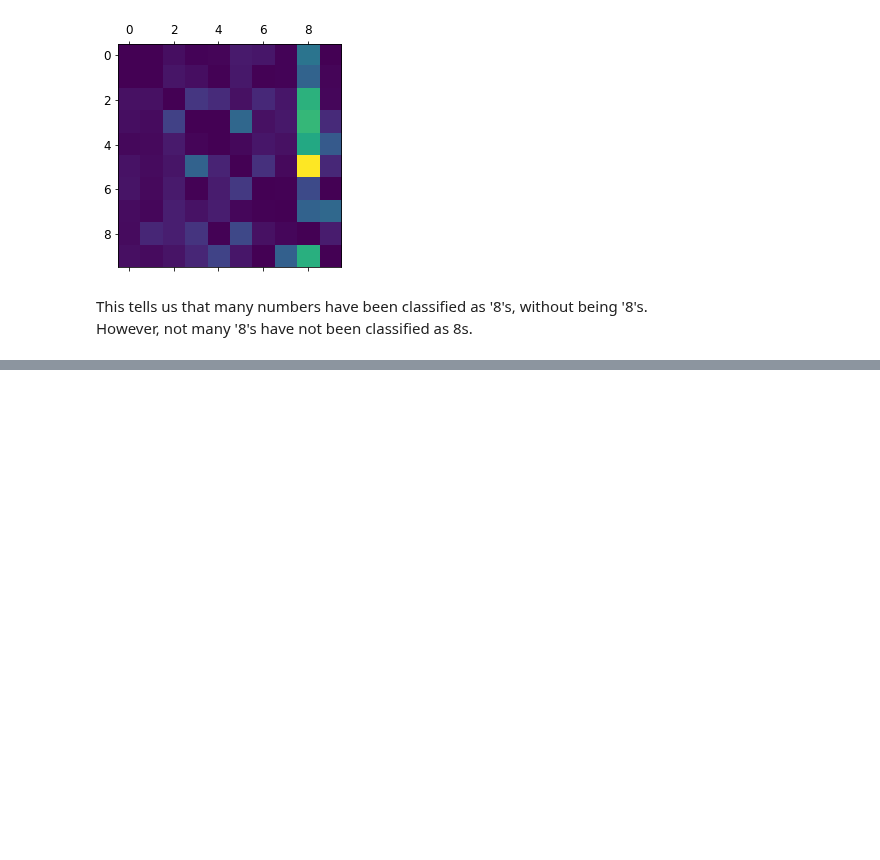
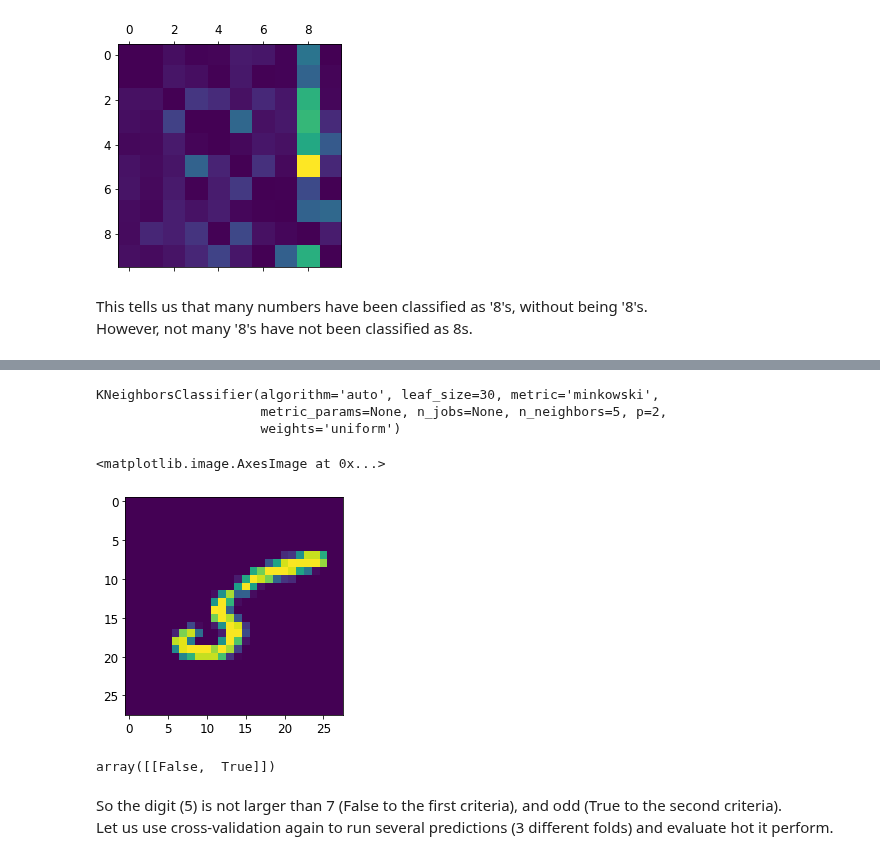
Before and after one commit to dtrad/geoml_course, a Jupyter notebook: Practice9-Classification.ipynb, the cells around one changed output, grey strips where cells are left out. Drawn from its saved outputs; the diff is of its cells as text; code cells hidden in the pictures; blank space fills up the shorter version.

```diff
--- a/Practice9-Classification.ipynb
+++ b/Practice9-Classification.ipynb
@@ -456,0 +465,25 @@ However, not many '8's have not been classified as 8s.
+# %%
+from sklearn.neighbors import KNeighborsClassifier
+
+y_train_large = (y_train >= 7)
+y_train_odd = (y_train % 2 == 1)
+y_multilabel = np.c_[y_train_large, y_train_odd]
+
+knn_clf = KNeighborsClassifier()
+knn_clf.fit(X_train, y_multilabel)
+# %% [output]
+KNeighborsClassifier(algorithm='auto', leaf_size=30, metric='minkowski',
+                     metric_params=None, n_jobs=None, n_neighbors=5, p=2,
+                     weights='uniform')
+# %%
+plt.imshow(X_train[11].reshape(28,28))
+# %% [output]
+<matplotlib.image.AxesImage at 0x...>
+[figure, added]
+# %%
+knn_clf.predict([some_digit])
+# %% [output]
+array([[False,  True]])
+# %% [markdown]
+So the digit (5) is not larger than 7 (False to the first criteria), and odd (True to the second criteria).\
+Let us use cross-validation again to run several predictions (3 different folds) and evaluate hot it perform.
```
Also changed, not shown: parts of 2 cells of this notebook.
